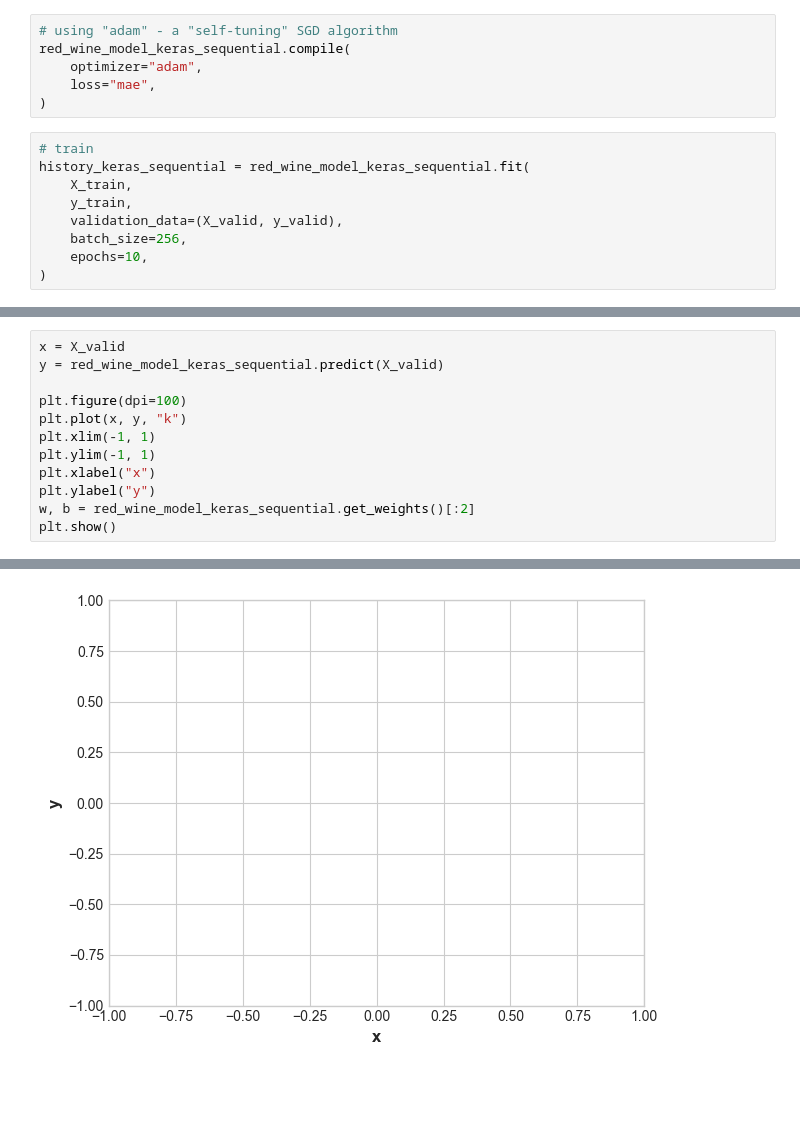
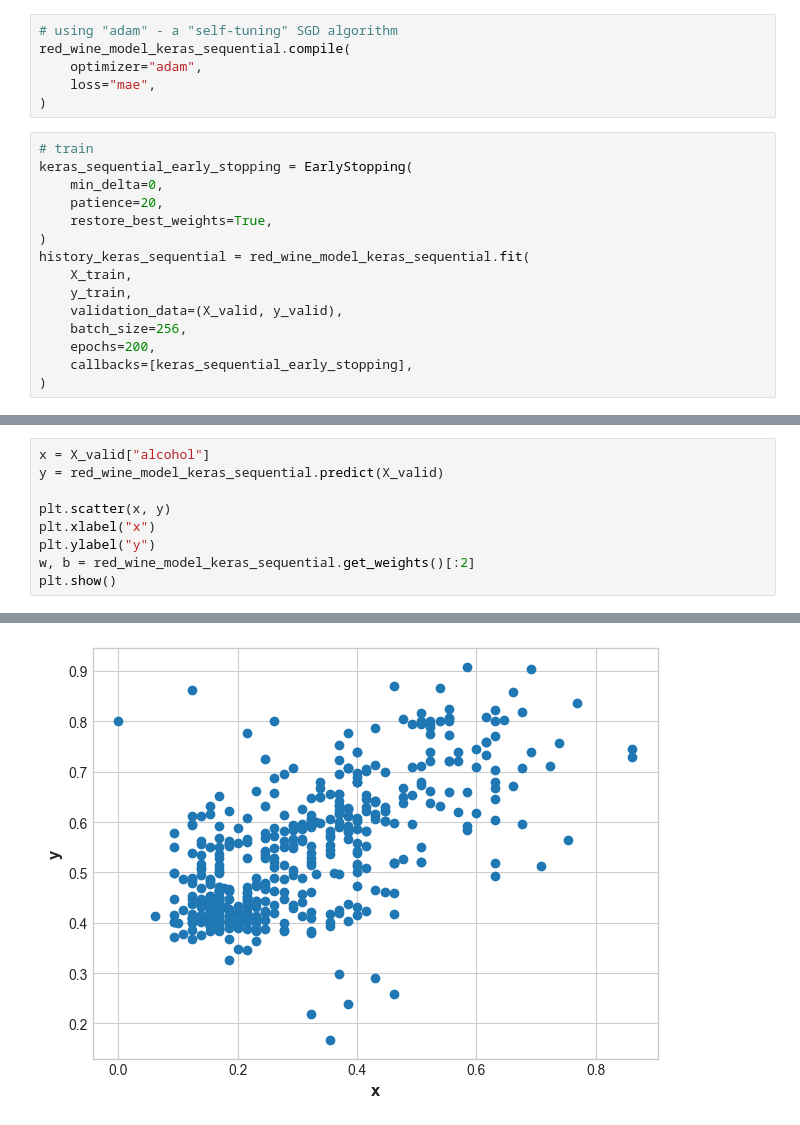
Before and after one commit to minip8/Kaggle-Learning, a Jupyter notebook: notebooks/red_wine.ipynb, the cells around one changed output, grey strips where cells are left out. Cells and saved outputs as stored; diff of their text form; blank space fills up the shorter version.

```diff
--- a/notebooks/red_wine.ipynb
+++ b/notebooks/red_wine.ipynb
@@ -80,11 +80,17 @@ red_wine_model_keras_sequential.compile(
 )
 # %%
 # train
+keras_sequential_early_stopping = EarlyStopping(
+    min_delta=0,
+    patience=20,
+    restore_best_weights=True,
+)
 history_keras_sequential = red_wine_model_keras_sequential.fit(
     X_train,
     y_train,
     validation_data=(X_valid, y_valid),
     batch_size=256,
-    epochs=10,
+    epochs=200,
+    callbacks=[keras_sequential_early_stopping],
 )
 # %% [output]
@@ -117,11 +120,8 @@ history_keras_sequential_df.plot()
 # %%
-x = X_valid
+x = X_valid["alcohol"]
 y = red_wine_model_keras_sequential.predict(X_valid)
 
-plt.figure(dpi=100)
-plt.plot(x, y, "k")
-plt.xlim(-1, 1)
-plt.ylim(-1, 1)
+plt.scatter(x, y)
 plt.xlabel("x")
 plt.ylabel("y")
 w, b = red_wine_model_keras_sequential.get_weights()[:2]
@@ -131 +131 @@ plt.show()
-[figure, old version]
+[figure, new version]
```
Also changed, not shown: parts of 4 cells of this notebook.
